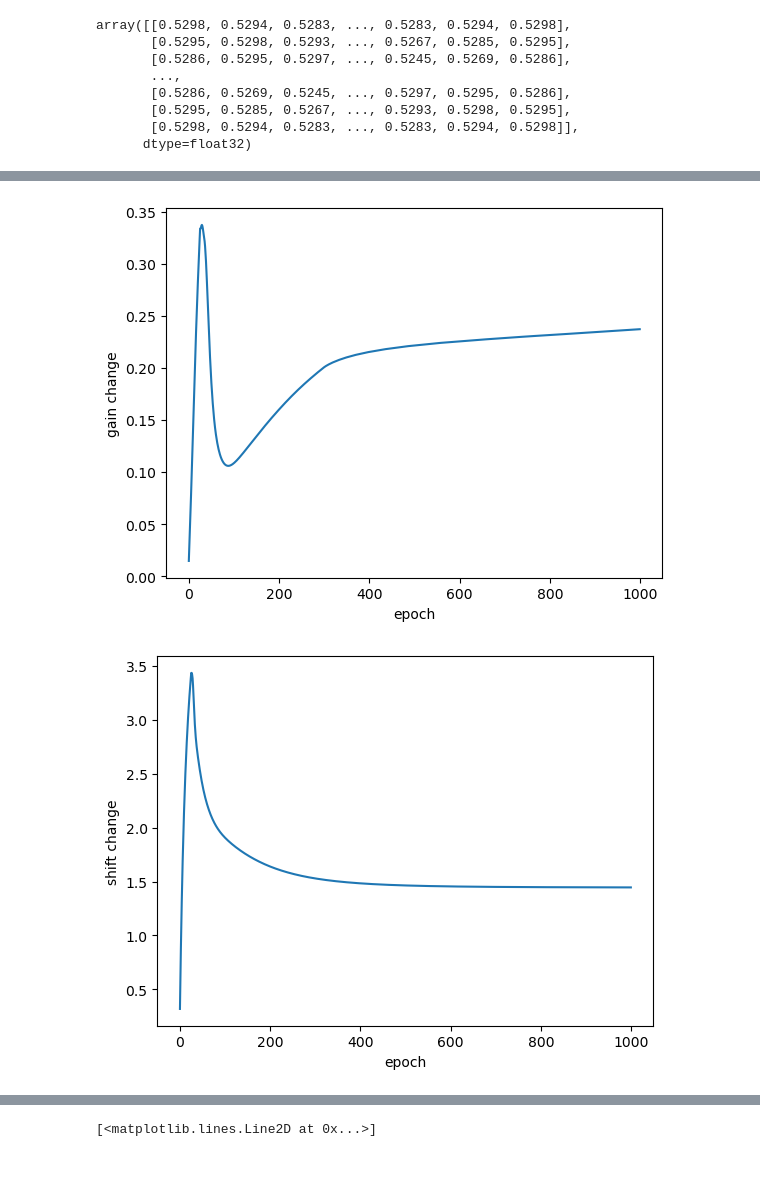
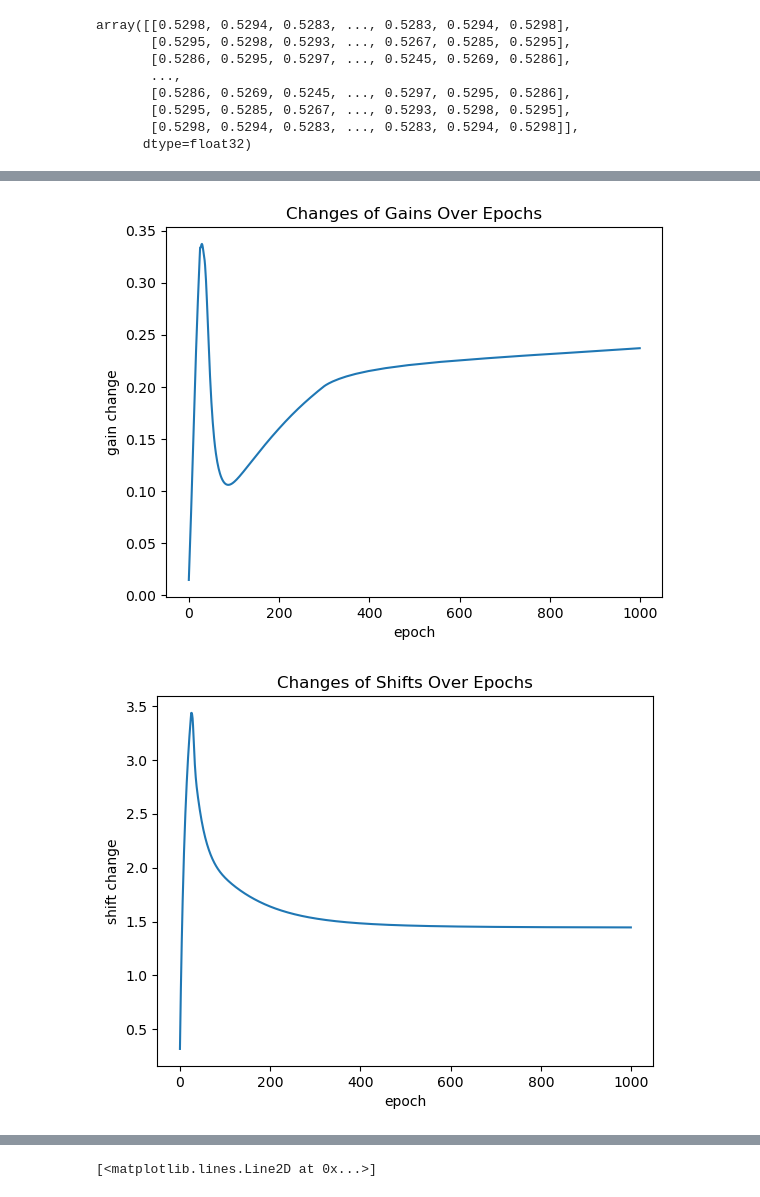
Before and after one commit to BeiGeJin/FBRNN, a Jupyter notebook: baseline_abb05/analysis_abb05_bphebb.ipynb, the cells around one changed output, grey strips where cells are left out. Drawn from its saved outputs; the diff is of its cells as text; code cells hidden in the pictures; blank space fills up the shorter version.

```diff
--- a/baseline_abb05/analysis_abb05_bphebb.ipynb
+++ b/baseline_abb05/analysis_abb05_bphebb.ipynb
@@ -100,21 +101,23 @@ plt.savefig('fig/0122_abb05_bphebb_rf.png')
 # %%
 plt.plot(np.arange(epochs), gain_changes)
 plt.xlabel("epoch")
 plt.ylabel("gain change")
 # plt.hlines(y=np.sqrt(460)*0.1, xmin=0, xmax=epochs)
+plt.title("Changes of Gains Over Epochs")
 plt.savefig('fig/0122_abb05_bphebb_gc.png')
 plt.show()
 # %% [output]
-[figure, old version]
+[figure, new version]
 # %%
 plt.plot(np.arange(epochs), shift_changes)
 plt.xlabel("epoch")
 plt.ylabel("shift change")
 # plt.ylim([0,0.5])
+plt.title("Changes of Shifts Over Epochs")
 plt.savefig('fig/0122_abb05_bphebb_sc.png')
 plt.show()
 # %% [output]
-[figure, old version]
+[figure, new version]
 # %%
 # Plotting the outputs
 # least_saved_epoch = (np.argmin(losses[100::]) + 100) // 20 * 20
```
Also changed, not shown: parts of 3 cells of this notebook, 5 other files.
